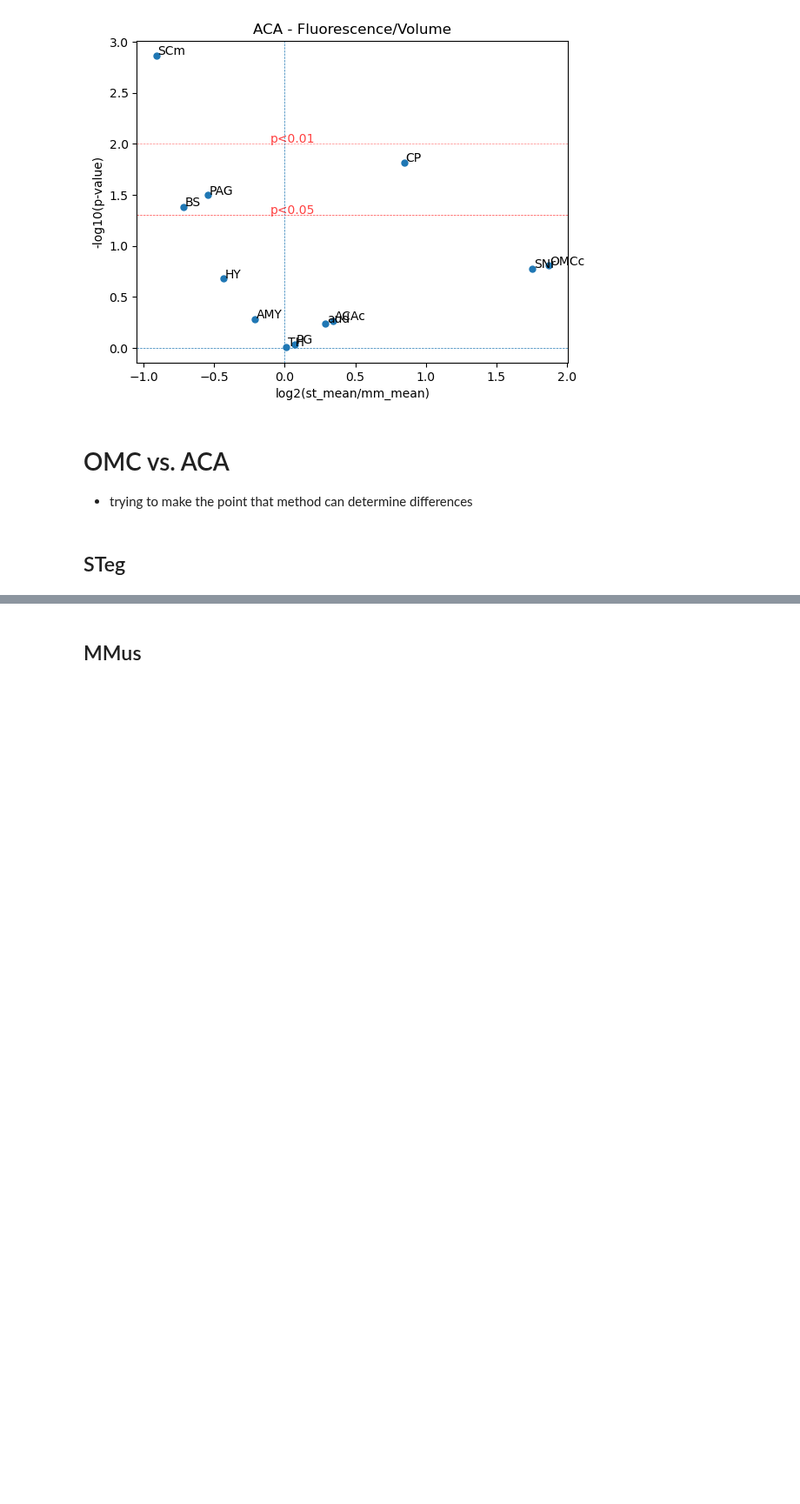
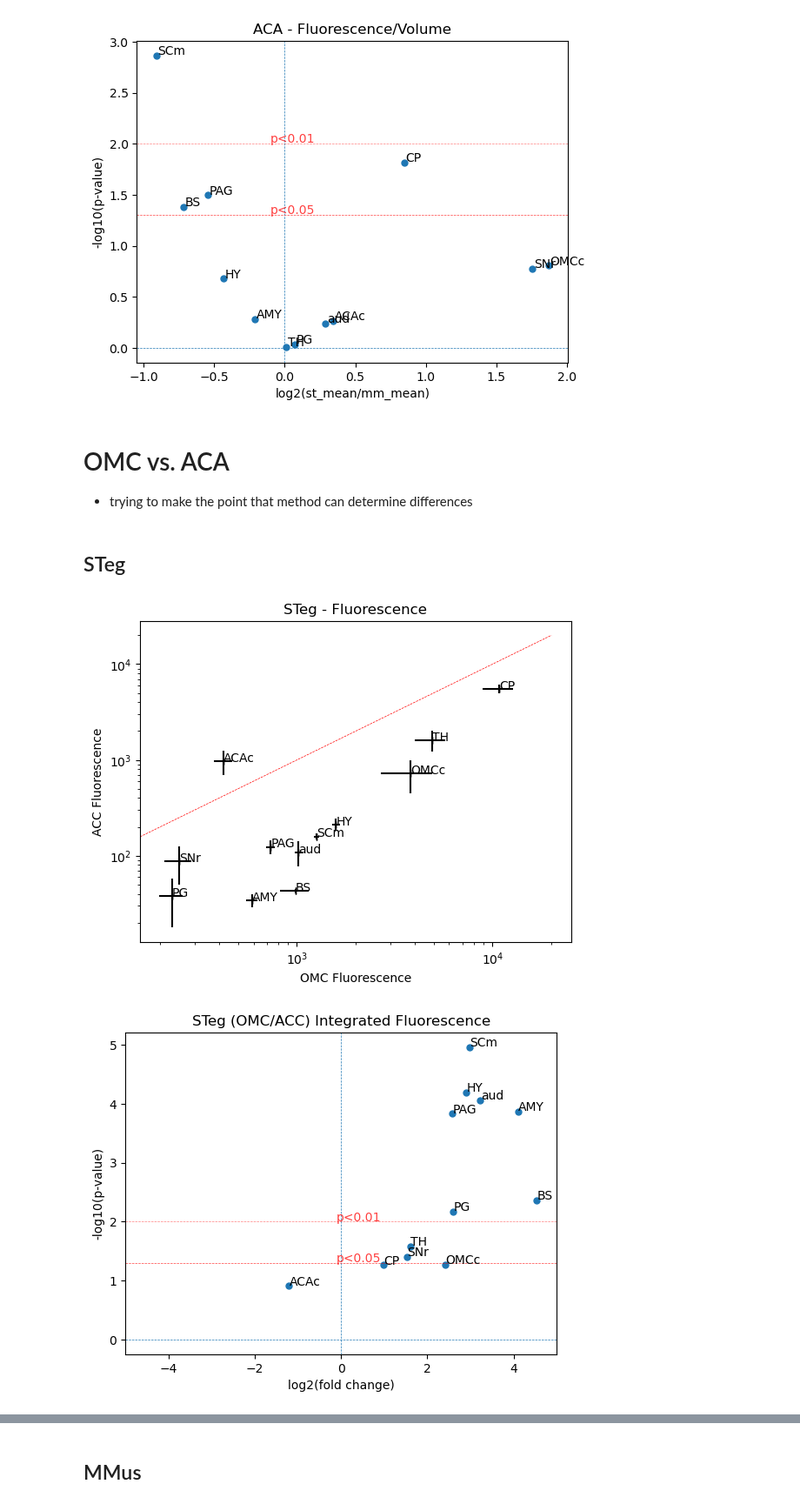
Before and after one commit to eisko/STP_analysis, a Jupyter notebook: quant_fluor_individ_2.ipynb, the cells around one changed output, grey strips where cells are left out. Shown at 87% size. Saved outputs shown, nothing was run; the diff lists cells and outputs as text; code cells hidden in the pictures; blank space fills up the shorter version.

```diff
--- a/quant_fluor_individ_2.ipynb
+++ b/quant_fluor_individ_2.ipynb
@@ -225,3 +225,25 @@ See the caveats in the documentation: https://pandas.pydata.org/pandas-docs/stab
 - trying to make the point that method can determine differences
 # %% [markdown]
 ## STeg
+# %%
+all_fluor["Fluor/Vol"] = all_fluor['Fluorescence']/all_fluor['Volume_mm3']
+# %%
+steg_fluor = all_fluor[all_fluor['species']=="STeg"]
+
+area_scatter(steg_fluor, title="STeg - Fluorescence", compare_group="inj_site",
+             xgroup="OMC", ygroup="ACC", to_plot="Fluorescence")
+plt.show()
+
+
+#  Volcano plot
+st_ttest = df_ttest(steg_fluor, test_vals="Fluorescence",
+                    compare_group="inj_site",
+                    group1="OMC", group2="ACC")
+
+
+volcano_plot(st_ttest, title="STeg (OMC/ACC) Integrated Fluorescence",
+             xlim=(-5,5))
+plt.show()
+# %% [output]
+[figure, added]
+[figure, added]
```
Also changed, not shown: parts of 8 cells of this notebook, 2 other files.
